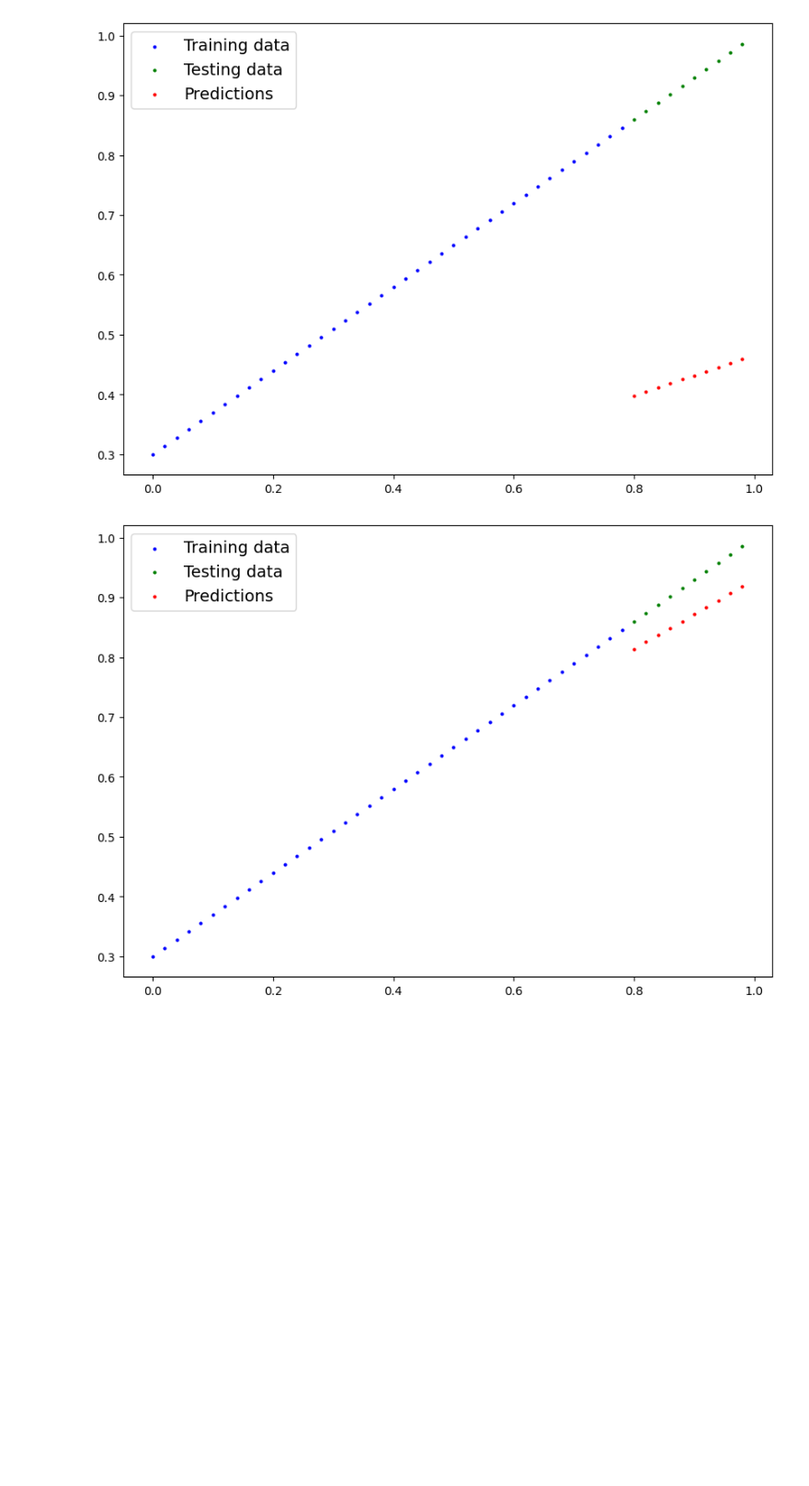
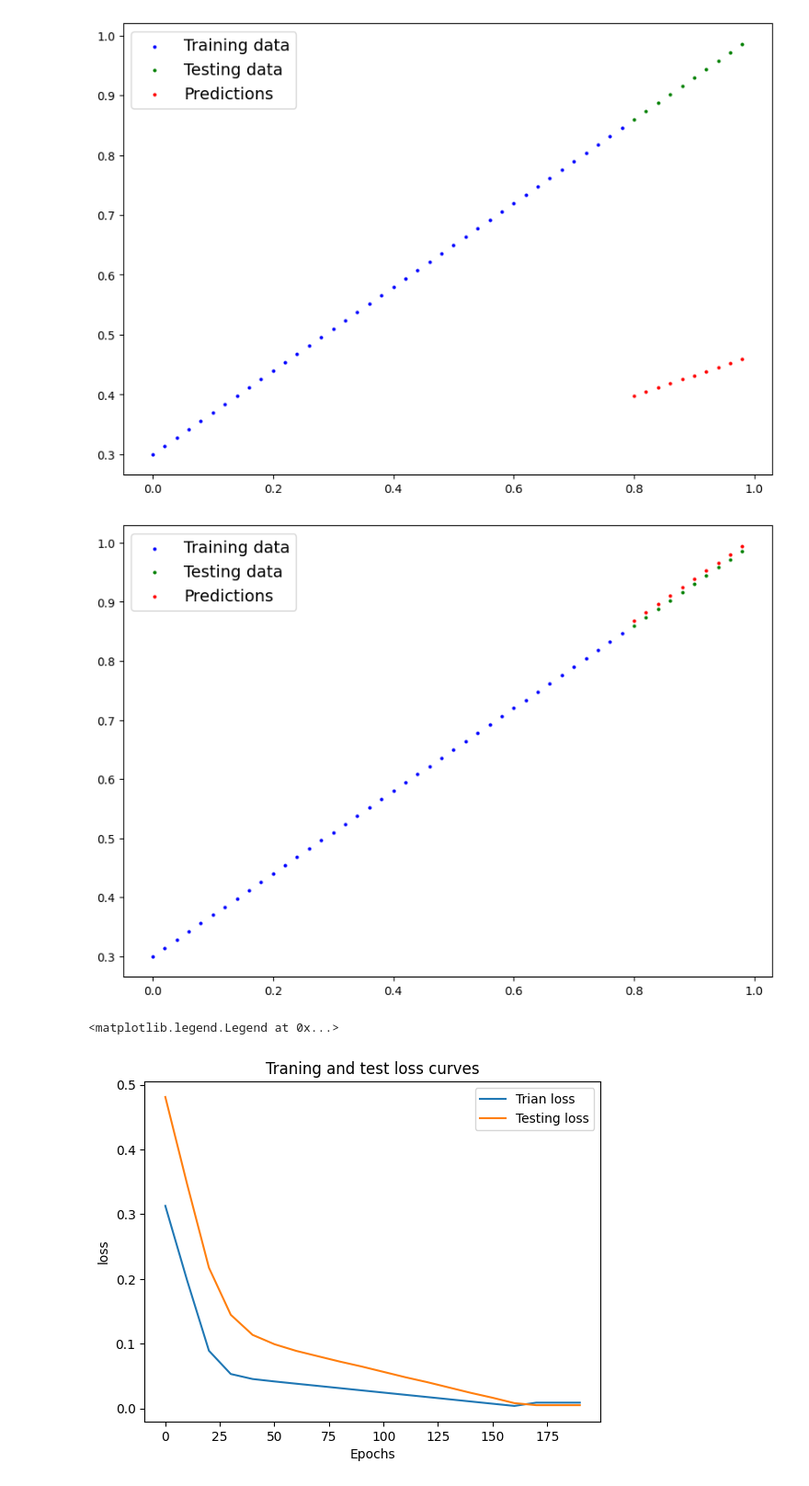
Before and after one commit to mIdrees007/pytorch-deep-learning, a Jupyter notebook: Pytorch_workflow.ipynb, the cells around one changed output. Shown at 92% size. Cells and saved outputs as stored; diff of their text form; code cells hidden in the pictures; blank space fills up the shorter version.

Commit message:
Implement linear regression workflow with prediction and model persistence

```diff
--- a/Pytorch_workflow.ipynb
+++ b/Pytorch_workflow.ipynb
@@ -293,8 +293,15 @@ L1Loss()
 # %%
 optimizer = torch.optim.SGD(params = model.parameters(), lr = 0.01)
 # %%
+
+torch.manual_seed(42)
+
 # epochs is one loop throught the data
-epochs = 100
+epochs = 200
+# Track different values
+epoch_count = []
+loss_values = []
+test_loss_values = []
 # train the mdeol
 # loop throught the data
 for epoch in range(epochs):
@@ -305,7 +312,7 @@ for epoch in range(epochs):
 
   # 2. Calculate the loss
   loss  = loss_fn(y_pred, y_train)
-  print(f"Loss {loss}")
+  #print(f"Loss {loss}")
   # 3. optimizer zero grad
   optimizer.zero_grad()
 
@@ -316,6 +323,22 @@ for epoch in range(epochs):
   optimizer.step()
   # testing
   model.eval()
+  with torch.inference_mode():
+    # forwad the pass
+    test_pred = model(X_test)
+    # calculate loss
+    test_loss = loss_fn(test_pred, y_test)
 
-model.state_dict()
+  if epoch % 10 == 0:
+    epoch_count.append(epoch)
+    loss_values.append(loss)
+    test_loss_values.append(test_loss)
+
+
+
+  print(f"Epoch: {epoch} | Loss: {loss} Test loss: {test_loss}")
+
+
+
+  print(model.state_dict())
 # %% [output]
@@ -349,4 +392,15 @@ plot_predictions(predictions=y_preds)
 # %%
 plot_predictions(predictions=y_preds_new)
 # %% [output]
-[figure, old version]
+[figure, new version]
+# %%
+plt.plot(epoch_count, np.array(torch.tensor(loss_values).cpu().numpy()), label="Trian loss")
+plt.plot(epoch_count, test_loss_values, label="Testing loss")
+
+plt.title("Traning and test loss curves")
+plt.xlabel("Epochs")
+plt.ylabel("loss")
+plt.legend()
+# %% [output]
+<matplotlib.legend.Legend at 0x...>
+[figure, added]
```
Also changed, not shown: parts of 19 cells of this notebook, 2 other files.
